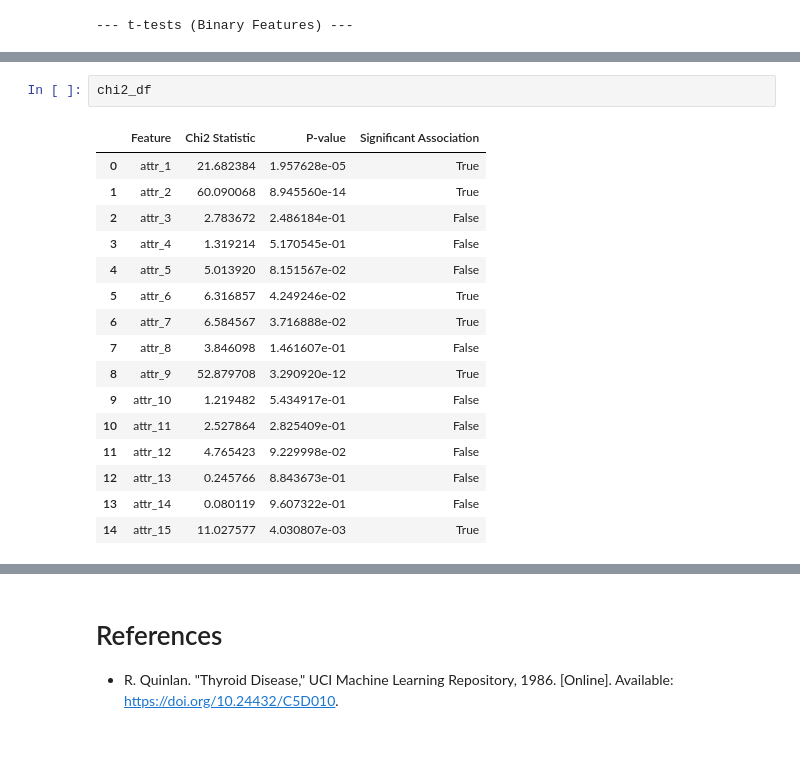
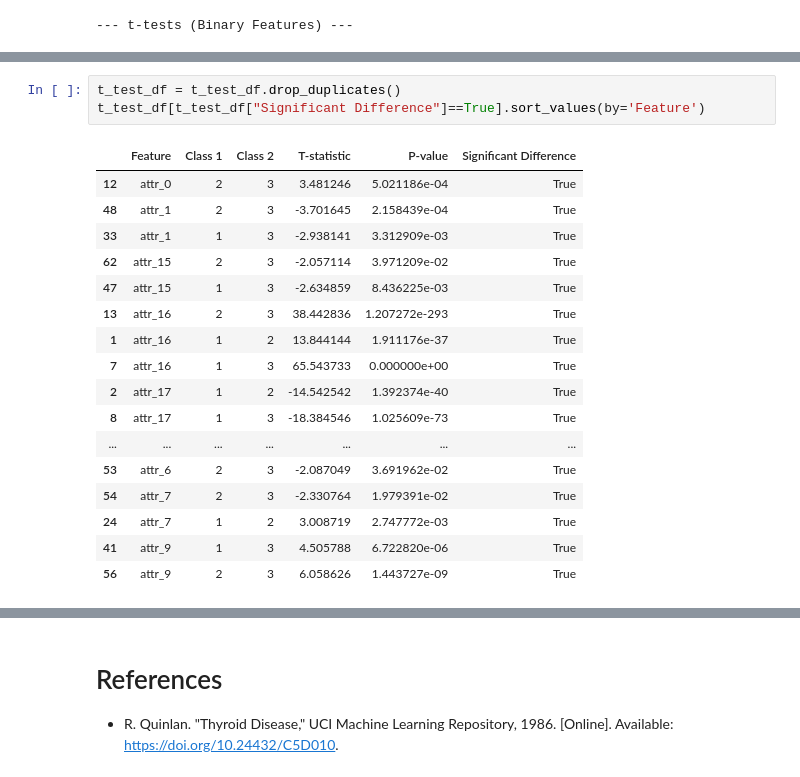
Before and after one commit to ChelsyMena/svm-classification, a Jupyter notebook: dataset_exploration.ipynb, the cells around one changed output, grey strips where cells are left out. Saved outputs shown, nothing was run; the diff lists cells and outputs as text; blank space fills up the shorter version.

```diff
--- a/dataset_exploration.ipynb
+++ b/dataset_exploration.ipynb
@@ -399,19 +395,21 @@ for col in binary_cols:
-# %%
-chi2_df
-# %% [output]
-|  | Feature | Chi2 Statistic | P-value | Significant Association |
-| 0 | attr_1 | 21.682384 | 1.957628e-05 | True |
-| 1 | attr_2 | 60.090068 | 8.945560e-14 | True |
-| 2 | attr_3 | 2.783672 | 2.486184e-01 | False |
-| 3 | attr_4 | 1.319214 | 5.170545e-01 | False |
-| 4 | attr_5 | 5.013920 | 8.151567e-02 | False |
-| 5 | attr_6 | 6.316857 | 4.249246e-02 | True |
-| 6 | attr_7 | 6.584567 | 3.716888e-02 | True |
-| 7 | attr_8 | 3.846098 | 1.461607e-01 | False |
-| 8 | attr_9 | 52.879708 | 3.290920e-12 | True |
-| 9 | attr_10 | 1.219482 | 5.434917e-01 | False |
-| 10 | attr_11 | 2.527864 | 2.825409e-01 | False |
-| 11 | attr_12 | 4.765423 | 9.229998e-02 | False |
-| 12 | attr_13 | 0.245766 | 8.843673e-01 | False |
-| 13 | attr_14 | 0.080119 | 9.607322e-01 | False |
-| 14 | attr_15 | 11.027577 | 4.030807e-03 | True |
+# %%
+t_test_df = t_test_df.drop_duplicates()
+t_test_df[t_test_df["Significant Difference"]==True].sort_values(by='Feature')
+# %% [output]
+|  | Feature | Class 1 | Class 2 | T-statistic | P-value | Significant Difference |
+| 12 | attr_0 | 2 | 3 | 3.481246 | 5.021186e-04 | True |
+| 48 | attr_1 | 2 | 3 | -3.701645 | 2.158439e-04 | True |
+| 33 | attr_1 | 1 | 3 | -2.938141 | 3.312909e-03 | True |
+| 62 | attr_15 | 2 | 3 | -2.057114 | 3.971209e-02 | True |
+| 47 | attr_15 | 1 | 3 | -2.634859 | 8.436225e-03 | True |
+| 13 | attr_16 | 2 | 3 | 38.442836 | 1.207272e-293 | True |
+| 1 | attr_16 | 1 | 2 | 13.844144 | 1.911176e-37 | True |
+| 7 | attr_16 | 1 | 3 | 65.543733 | 0.000000e+00 | True |
+| 2 | attr_17 | 1 | 2 | -14.542542 | 1.392374e-40 | True |
+| 8 | attr_17 | 1 | 3 | -18.384546 | 1.025609e-73 | True |
+| ... | ... | ... | ... | ... | ... | ... |
+| 53 | attr_6 | 2 | 3 | -2.087049 | 3.691962e-02 | True |
+| 54 | attr_7 | 2 | 3 | -2.330764 | 1.979391e-02 | True |
+| 24 | attr_7 | 1 | 2 | 3.008719 | 2.747772e-03 | True |
+| 41 | attr_9 | 1 | 3 | 4.505788 | 6.722820e-06 | True |
+| 56 | attr_9 | 2 | 3 | 6.058626 | 1.443727e-09 | True |
```
Also changed, not shown: parts of 10 cells of this notebook.
